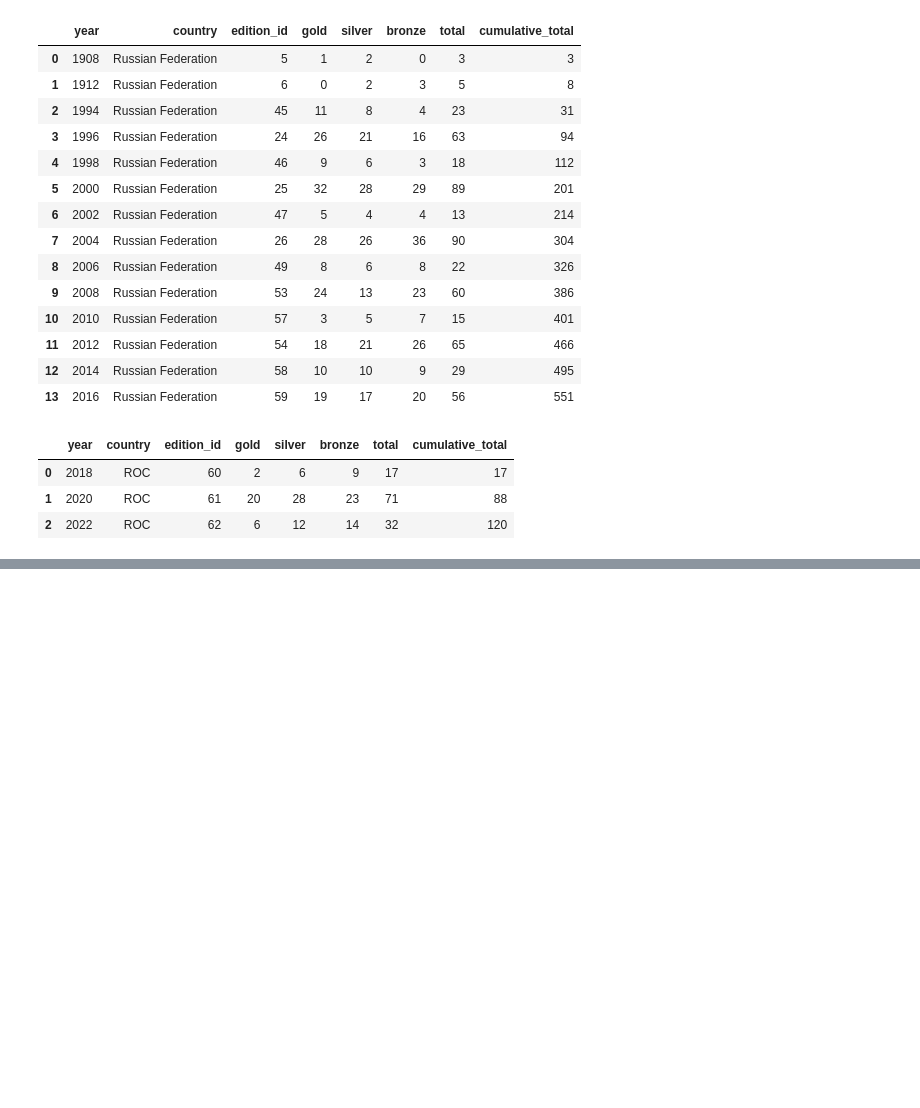
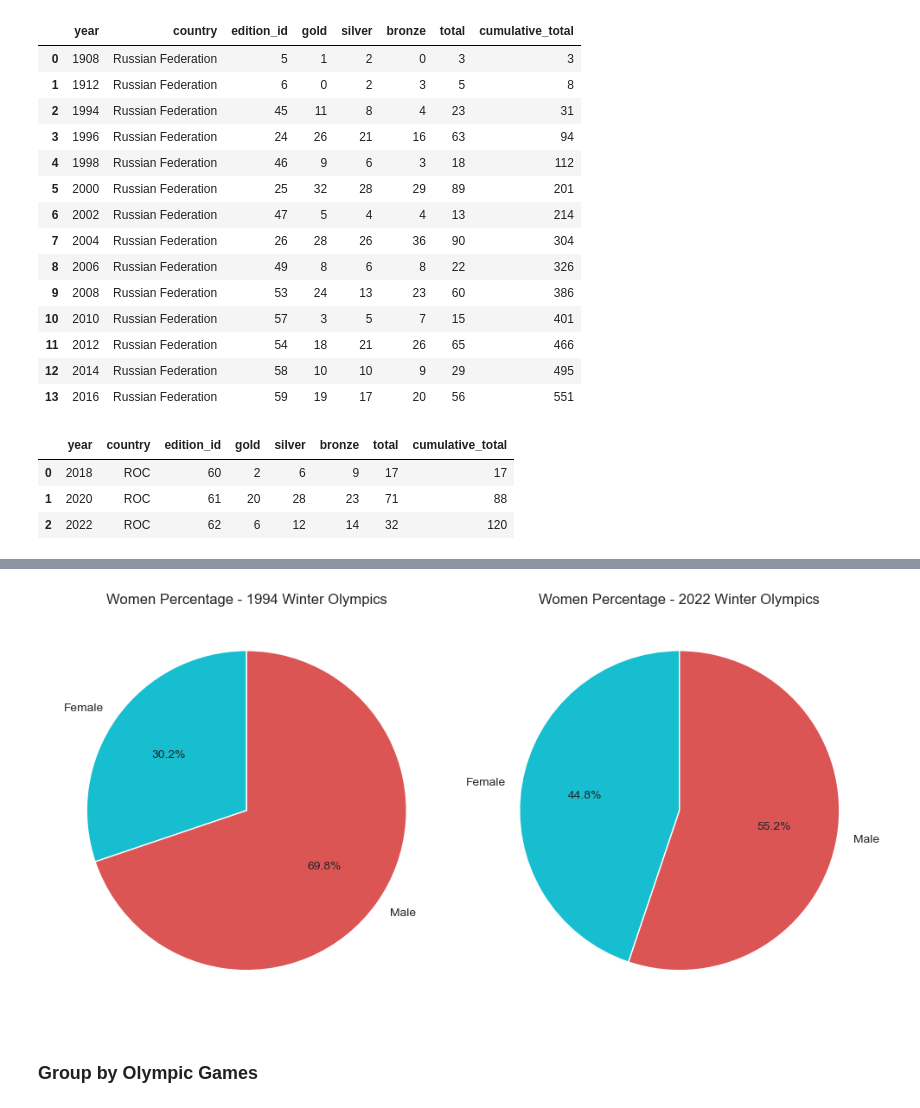
Before and after one commit to gururaser/data-analysis-of-olympic-games, a Jupyter notebook: data_analysis_of_olympic_games.ipynb, the cells around one changed output, grey strips where cells are left out. Saved outputs shown, nothing was run; the diff lists cells and outputs as text; code cells hidden in the pictures; blank space fills up the shorter version.

```diff
--- a/data_analysis_of_olympic_games.ipynb
+++ b/data_analysis_of_olympic_games.ipynb
@@ -425,0 +603,27 @@ medals_roc
+# %%
+chosen_colors = ["#17becf","#dc5555"]
+sns.set_palette(chosen_colors)
+
+# Define the data
+labels = ['Female', 'Male']
+sizes_1994 = [women_pct_1994_winter, 100 - women_pct_1994_winter]
+sizes_2022 = [women_pct_2022_winter, 100 - women_pct_2022_winter]
+
+# Create subplots for the two pie charts
+fig, axes = plt.subplots(1, 2, figsize=(10, 5))
+
+# Create a pie chart for the left side
+axes[0].pie(sizes_1994, labels=labels, autopct='%1.1f%%', startangle=90)
+axes[0].set_title('Women Percentage - 1994 Winter Olympics')
+
+# Create a pie chart for the right side
+axes[1].pie(sizes_2022, labels=labels, autopct='%1.1f%%', startangle=90)
+axes[1].set_title('Women Percentage - 2022 Winter Olympics')
+
+# Display the two pie charts side by side
+plt.tight_layout()
+plt.show()
+# %% [output]
+[figure, added]
+# %% [markdown]
+### Group by Olympic Games
```
Also changed, not shown: parts of 29 cells of this notebook.
